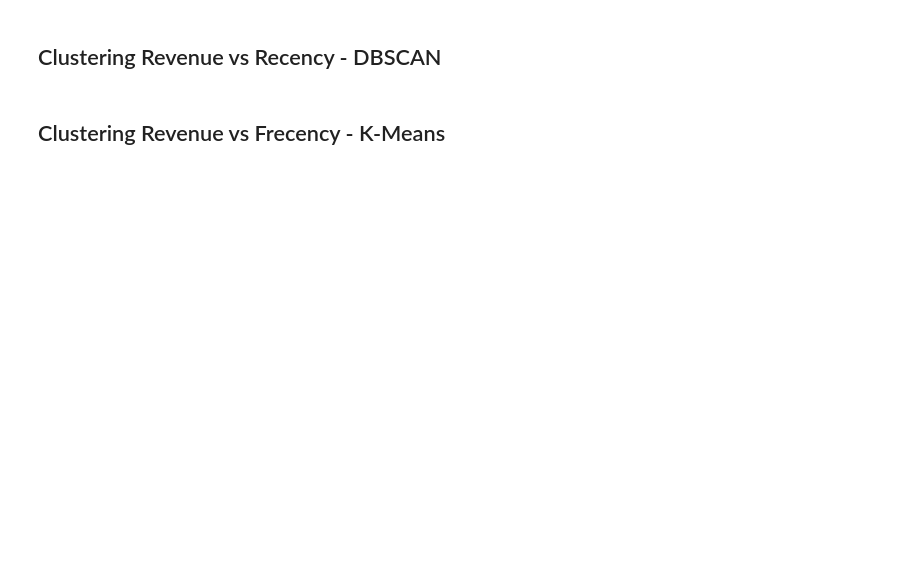
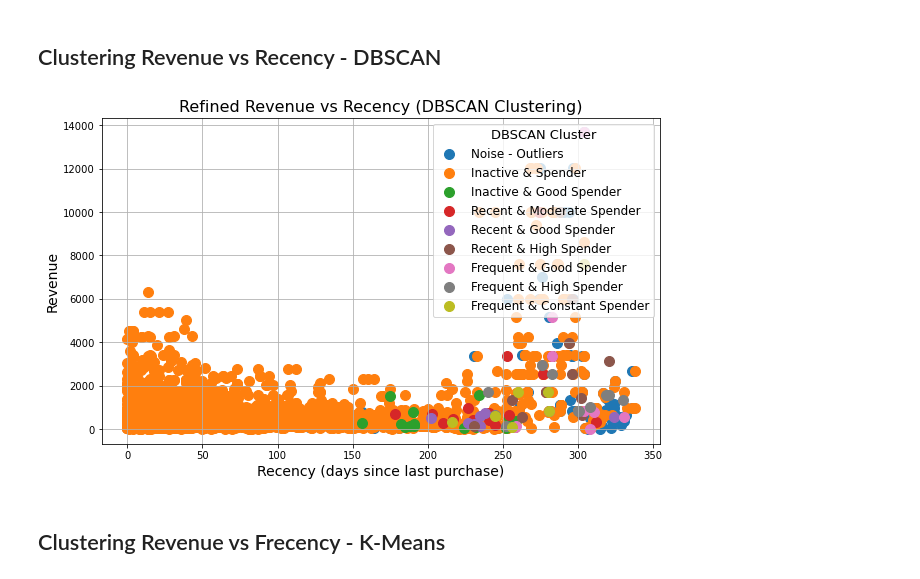
Before and after one commit to EduardoJMatosRomero/2MachLearnCA1, a Jupyter notebook: EduardoJulianMatosRomeroML_CA1.ipynb, the cells around one changed output. Drawn from its saved outputs; the diff is of its cells as text; code cells hidden in the pictures; blank space fills up the shorter version.

```diff
--- a/EduardoJulianMatosRomeroML_CA1.ipynb
+++ b/EduardoJulianMatosRomeroML_CA1.ipynb
@@ -820,33 +1560,36 @@ plt.show()
 # %%
 plt.figure(figsize=(10, 6))
 
 # Assign more descriptive labels based on cluster IDs and characteristics
 descriptive_labels = {
     -1: 'Noise - Outliers',
     0: 'Inactive & Spender',
     1: 'Inactive & Good Spender',
     2: 'Recent & Moderate Spender',
     3: 'Recent & Good Spender',
     4: 'Recent & High Spender',
     5: 'Frequent & Good Spender',
-    6: 'Frequent & High Spender'
+    6: 'Frequent & High Spender',
+    7: 'Frequent & Constant Spender'
 }
 
 # Create a scatter plot with uniform circle markers
 for cluster_id in sorted(df_user['recencyCluster_DBSCAN'].unique()):
     cluster_data = df_user[df_user['recencyCluster_DBSCAN'] == cluster_id]
     label = descriptive_labels.get(cluster_id, f'Cluster {cluster_id}')
     plt.scatter(cluster_data['recency'], cluster_data['revenue_x'], label=label, marker='o', s=100)
 
 # Enhancing the plot
 plt.title('Refined Revenue vs Recency (DBSCAN Clustering)', fontsize=16)
 plt.xlabel('Recency (days since last purchase)', fontsize=14)
 plt.ylabel('Revenue', fontsize=14)
 plt.legend(title='DBSCAN Cluster', title_fontsize='13', fontsize='12', loc='upper right')
 plt.grid(True)
 
 # Show the refined plot
 plt.show()
+# %% [output]
+[figure, added]
 # %% [markdown]
 ## Clustering Revenue vs Frecency - K-Means
 # %%
```
Also changed, not shown: parts of 88 cells of this notebook, 2 other files.
